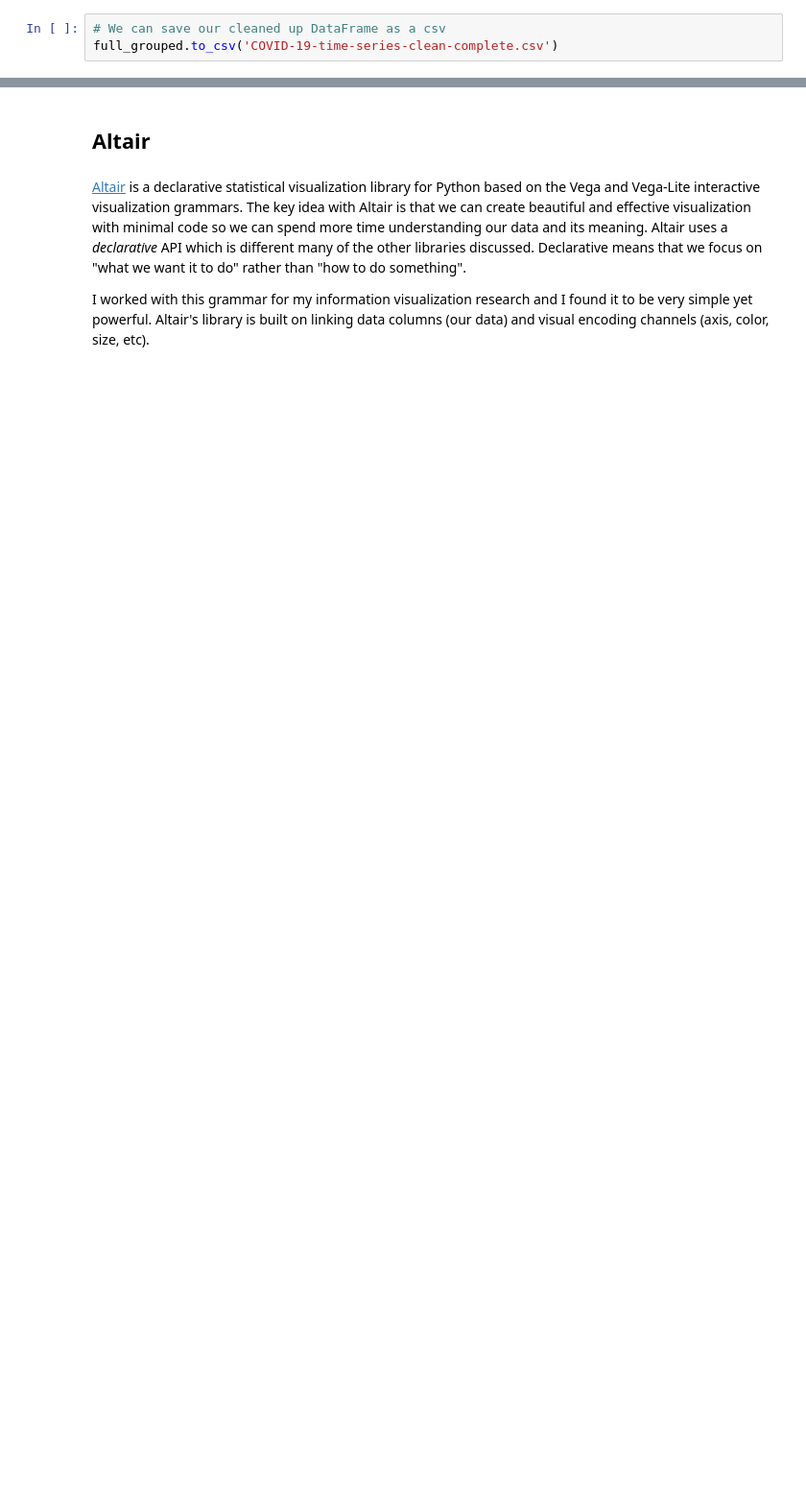
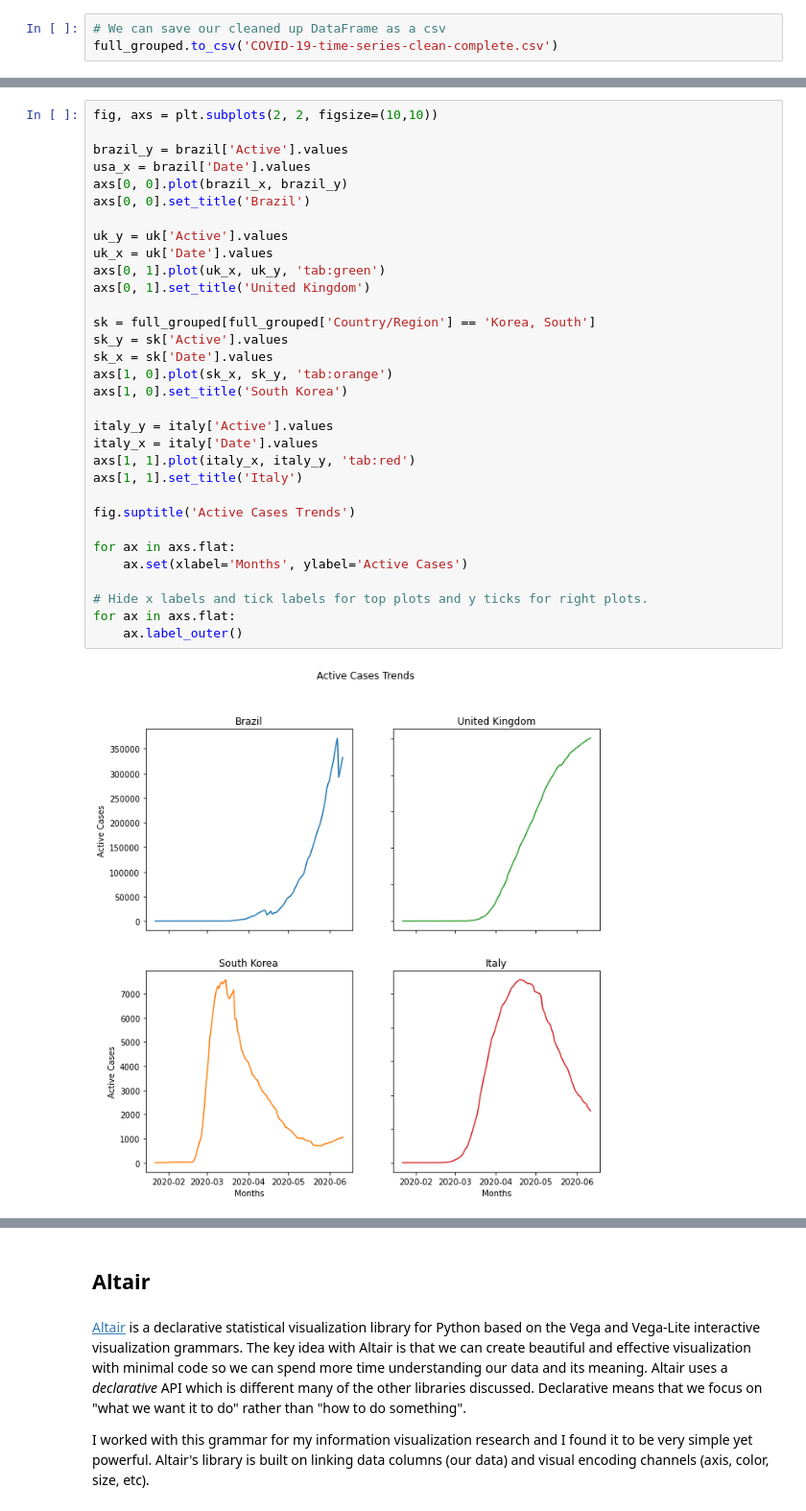
Before and after one commit to awang378/covid-19-visualizations, a Jupyter notebook: Global Data Visualization with Python.ipynb, the cells around one changed output, grey strips where cells are left out. Shown at 96% size. Drawn from its saved outputs; the diff is of its cells as text; blank space fills up the shorter version.

```diff
--- a/Global Data Visualization with Python.ipynb
+++ b/Global Data Visualization with Python.ipynb
@@ -215,0 +273,34 @@ full_grouped.to_csv('COVID-19-time-series-clean-complete.csv')
+# %%
+fig, axs = plt.subplots(2, 2, figsize=(10,10))
+
+brazil_y = brazil['Active'].values
+usa_x = brazil['Date'].values
+axs[0, 0].plot(brazil_x, brazil_y)
+axs[0, 0].set_title('Brazil')
+
+uk_y = uk['Active'].values
+uk_x = uk['Date'].values
+axs[0, 1].plot(uk_x, uk_y, 'tab:green')
+axs[0, 1].set_title('United Kingdom')
+
+sk = full_grouped[full_grouped['Country/Region'] == 'Korea, South']
+sk_y = sk['Active'].values
+sk_x = sk['Date'].values
+axs[1, 0].plot(sk_x, sk_y, 'tab:orange')
+axs[1, 0].set_title('South Korea')
+
+italy_y = italy['Active'].values
+italy_x = italy['Date'].values
+axs[1, 1].plot(italy_x, italy_y, 'tab:red')
+axs[1, 1].set_title('Italy')
+
+fig.suptitle('Active Cases Trends')
+
+for ax in axs.flat:
+    ax.set(xlabel='Months', ylabel='Active Cases')
+
+# Hide x labels and tick labels for top plots and y ticks for right plots.
+for ax in axs.flat:
+    ax.label_outer()
+# %% [output]
+[figure, added]
```
Also changed, not shown: parts of 18 cells of this notebook, 4 other files.
